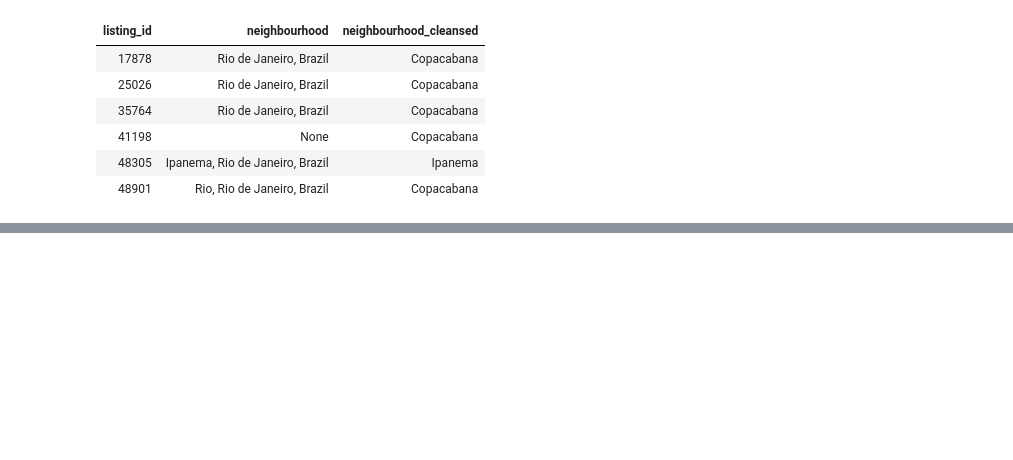
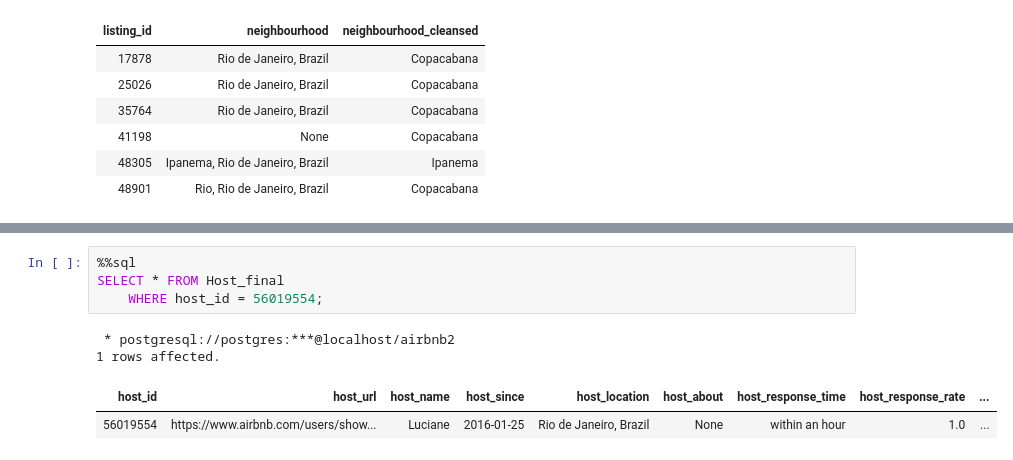
Before and after one commit to mpferreira003/BD_Airbnb, a Jupyter notebook: 5 .popular mapeamento.ipynb, the cells around one changed output, grey strips where cells are left out. Saved outputs shown, nothing was run; the diff lists cells and outputs as text; blank space fills up the shorter version.

```diff
--- a/5 .popular mapeamento.ipynb
+++ b/5 .popular mapeamento.ipynb
@@ -413,0 +454,9 @@ SELECT listing_id,neighbourhood,neighbourhood_cleansed FROM Listings_final LIMIT
+# %%
+%%sql
+SELECT * FROM Host_final
+    WHERE host_id = 56019554;
+# %% [output]
+ * postgresql://postgres:***@localhost/airbnb2
+1 rows affected.
+| host_id | host_url | host_name | host_since | host_location | host_about | host_response_time | host_response_rate | ... |
+| 56019554 | https://www.airbnb.com/users/show... | Luciane | 2016-01-25 | Rio de Janeiro, Brazil | None | within an hour | 1.0 | ... |
```
Also changed, not shown: parts of 10 cells of this notebook.
